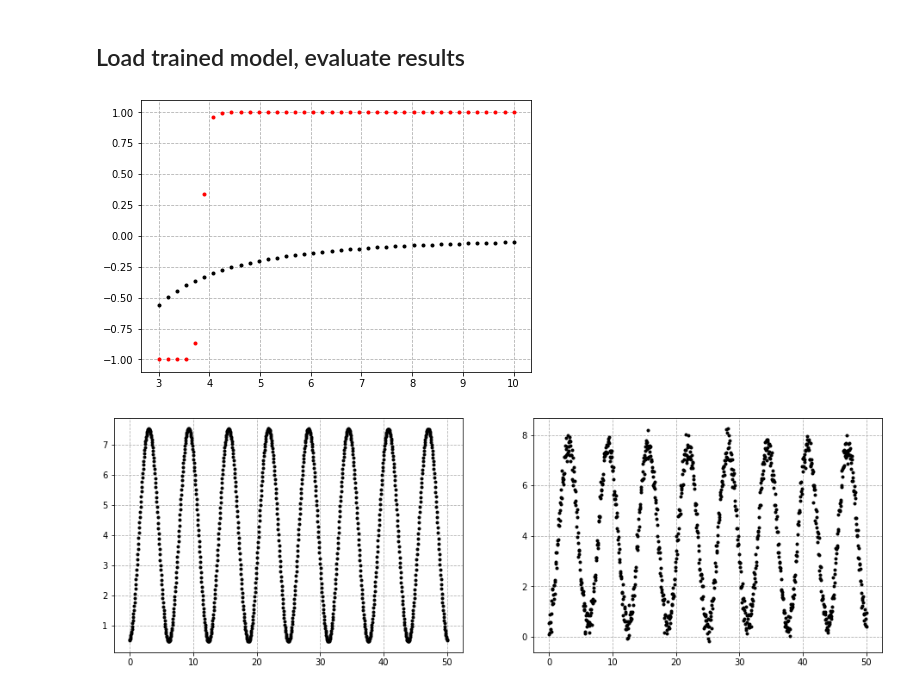
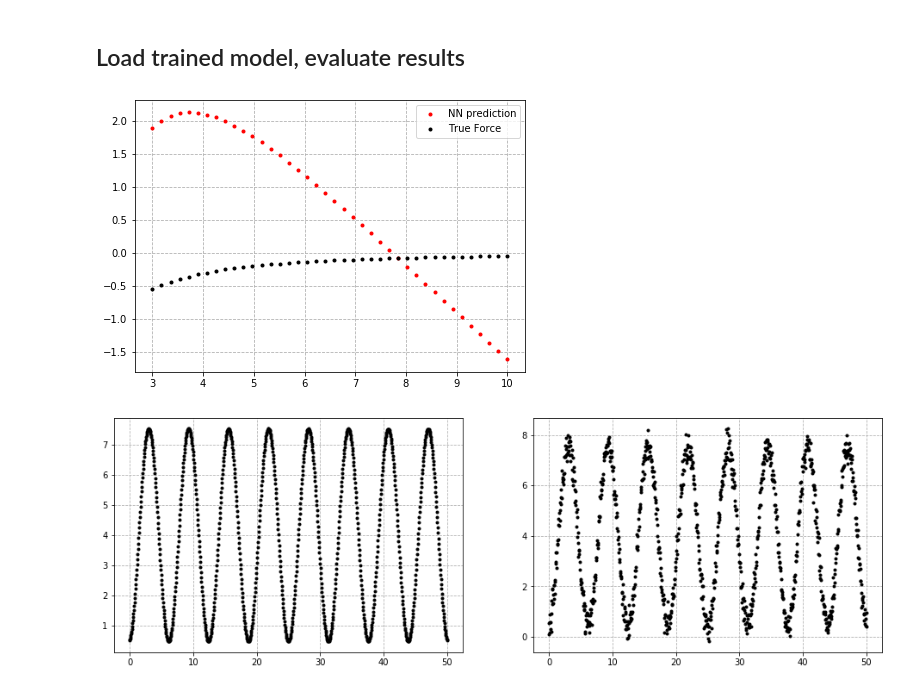
Before and after one commit to Jhko725/Contact-Point-Detection, a Jupyter notebook: NeuralODE.ipynb, the cells around one changed output. Drawn from its saved outputs; the diff is of its cells as text; code cells hidden in the pictures.

```diff
--- a/NeuralODE.ipynb
+++ b/NeuralODE.ipynb
@@ -83,7 +85,7 @@ trainer.fit(model)
 # %% [markdown]
 ## Load trained model, evaluate results
 # %%
-checkpoint_path = './hall_of_fame/20200204/_ckpt_epoch_811.ckpt'
+checkpoint_path = './hall_of_fame/20200206/_ckpt_epoch_1256.ckpt'
 model = LoadModel(checkpoint_path)
 # %%
 d = np.linspace(3.0, 10.0, 40)
@@ -92,10 +94,11 @@ F_pred = model.predict_force(d)
 # %%
 fig, ax = plt.subplots(1, 1, figsize = (7, 5))
 ax.plot(d, F_pred, '.r', label = 'NN prediction')
 ax.plot(d, F(d), '.k', label = 'True Force')
+ax.legend()
 ax.grid(ls = '--')
 # %% [output]
-[figure, old version]
+[figure, new version]
 # %%
 sol = solve_ivp(ODE, (0, 50), x0, t_eval = np.linspace(0, 50, 1000))
 data = sol.y[1,:] + np.random.normal(scale = 0.3, size = sol.y[1,:].shape)
```
Also changed, not shown: parts of 5 cells of this notebook, 42 other files.
